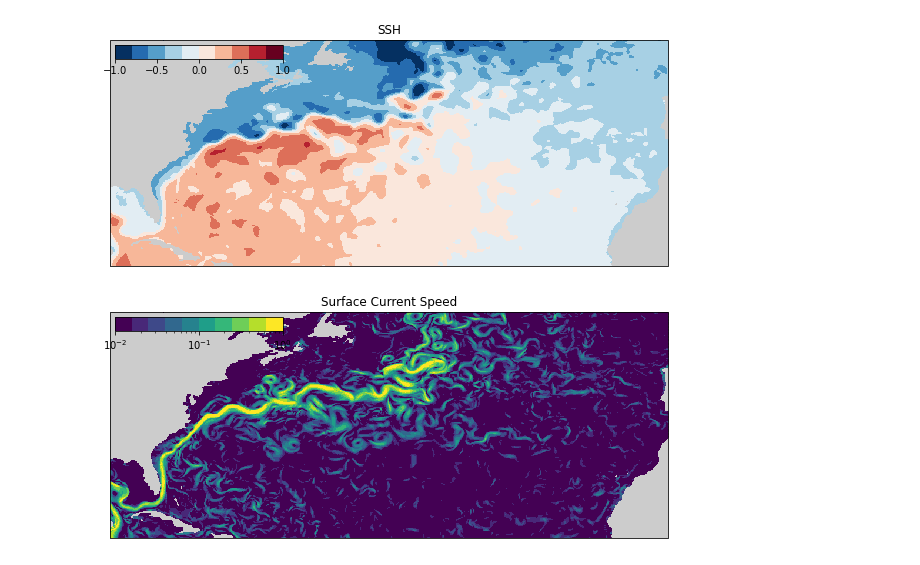
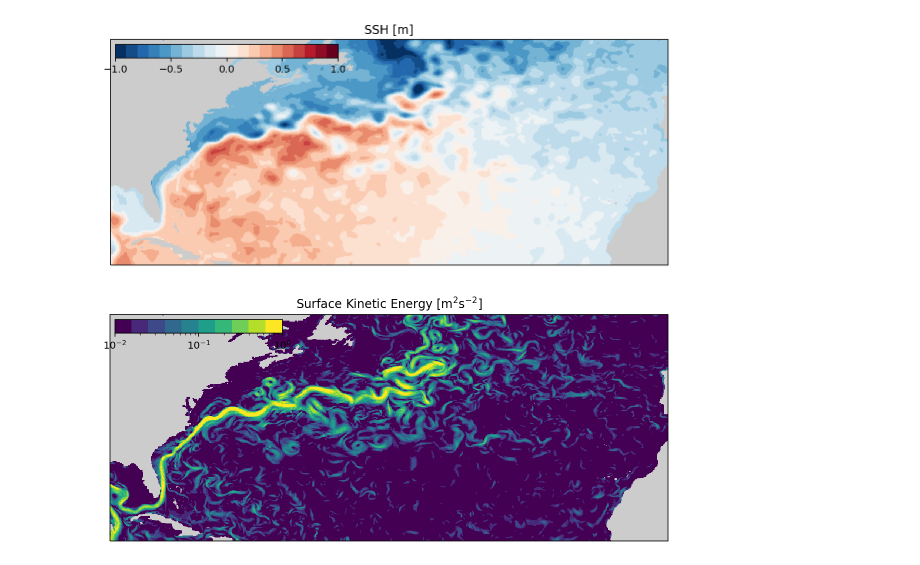
Before and after one commit to emma138/physical_oceanography, a Jupyter notebook: notebooks/geostrophy.ipynb, the cells around one changed output. Cells and saved outputs as stored; diff of their text form; code cells hidden in the pictures.

```diff
--- a/notebooks/geostrophy.ipynb
+++ b/notebooks/geostrophy.ipynb
@@ -31,15 +58,15 @@ zos = glorys_jan_mar_2021.zos.isel(time=20).load()
 # %%
 f, ax = plt.subplots(1,1,figsize=(10,8),subplot_kw={'projection':ccrs.PlateCarree()})
 pp = ax.pcolor(zos.longitude, zos.latitude, zos, vmin=-1, vmax=1, \
-          cmap=plt.get_cmap('RdBu_r',10),transform=ccrs.PlateCarree())
+          cmap=plt.get_cmap('RdBu_r',20),transform=ccrs.PlateCarree())
 ax.set_facecolor('#cccccc')
-ax.set_title('SSH')
-axins1 = inset_axes(ax, width="30%",height="6%",loc="upper left")
+ax.set_title('SSH [m]')
+axins1 = inset_axes(ax, width="40%",height="6%",loc="upper left")
 ax.xaxis.set_ticks_position("top")
 f.colorbar(pp, cax=axins1, orientation="horizontal")
 ax.grid()
 # %% [output]
-[figure, old version]
+[figure, new version]
 # %%
 # sample surface velocities
 ss_u = glorys_jan_mar_2021.isel(time=20).uo.isel(depth=0).load()
@@ -49,11 +76,11 @@ speed = 0.5*(ss_u**2 + ss_v**2)
 f, ax = plt.subplots(1,1,figsize=(10,8),subplot_kw={'projection':ccrs.PlateCarree()})
 pp = ax.pcolor(ss_u.longitude, ss_u.latitude, speed, norm=LogNorm(vmin=0.01, vmax=1), \
           cmap=plt.get_cmap('viridis',10),transform=ccrs.PlateCarree())
-ax.set_title('Surface Current Speed')
+ax.set_title(r'Surface Kinetic Energy [m$^2$s$^{-2}$]')
 ax.set_facecolor('#cccccc')
 axins1 = inset_axes(ax, width="30%",height="6%",loc="upper left")
 ax.xaxis.set_ticks_position("top")
 f.colorbar(pp, cax=axins1, orientation="horizontal")
 ax.grid()
 # %% [output]
-[figure, old version]
+[figure, new version]
```
Also changed, not shown: parts of 3 cells of this notebook.
